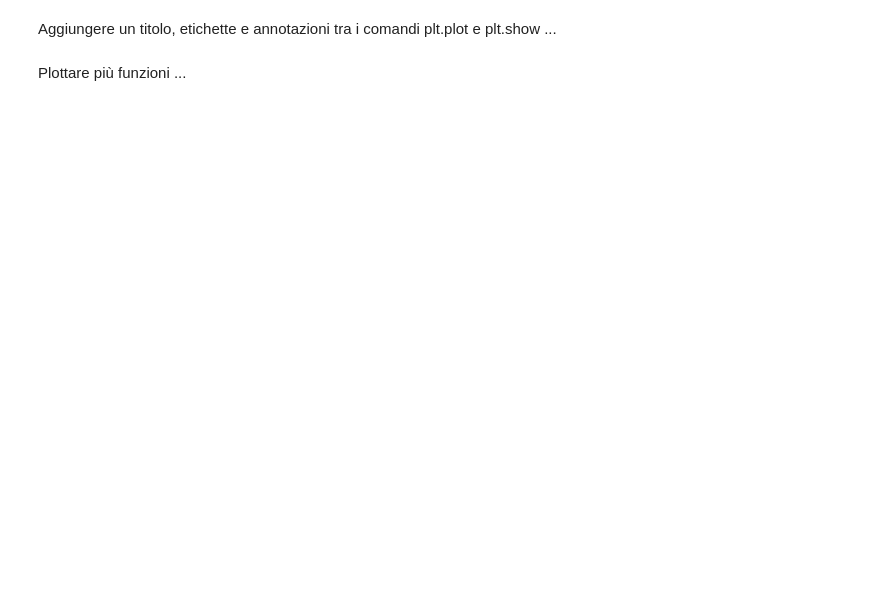
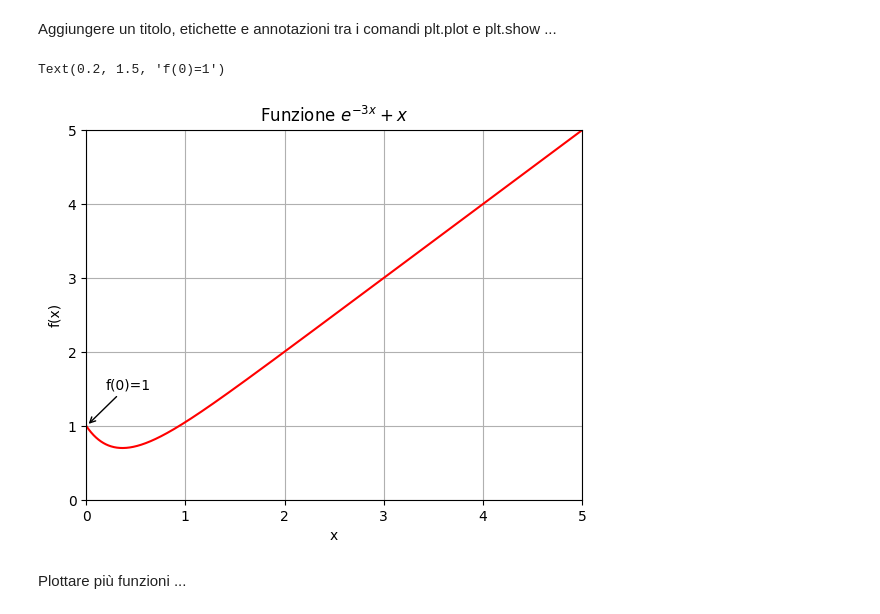
Before and after one commit to emamanni/AnalisiDeiDati_25-26, a Jupyter notebook: 06_LaLibreriaMatplotlib.ipynb, the cells around one changed output. Cells and saved outputs as stored; diff of their text form; code cells hidden in the pictures; blank space fills up the shorter version.

```diff
--- a/06_LaLibreriaMatplotlib.ipynb
+++ b/06_LaLibreriaMatplotlib.ipynb
@@ -9,4 +19,15 @@ Plottare la funzione $f(x) = e^{-3x} + x$ ...
 # %% [markdown]
 Aggiungere un titolo, etichette e annotazioni tra i comandi plt.plot e plt.show ...
+# %%
+plt.plot(x, y, 'red')
+plt.xlabel('x')
+plt.ylabel('f(x)')
+plt.axis([0, 5, 0, 5])
+plt.grid(True)
+plt.title('Funzione $e^{-3x} + x$')
+plt.annotate('f(0)=1', xy=(0.005, 1), xytext=(0.2, 1.5), arrowprops=dict(arrowstyle='->'))
+# %% [output]
+Text(0.2, 1.5, 'f(0)=1')
+[figure, added]
 # %% [markdown]
 Plottare più funzioni ...
```
Also changed, not shown: parts of 6 cells of this notebook.
